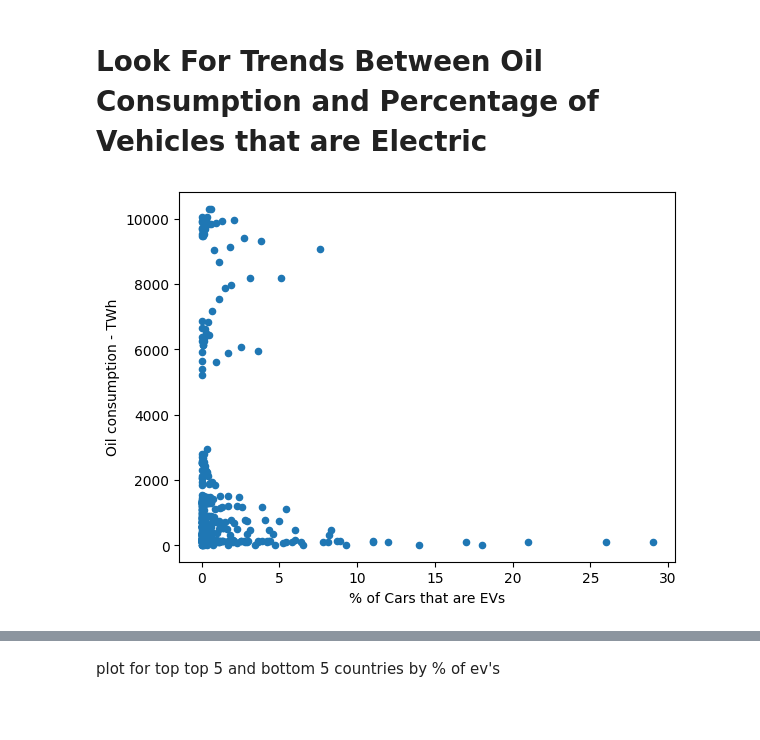
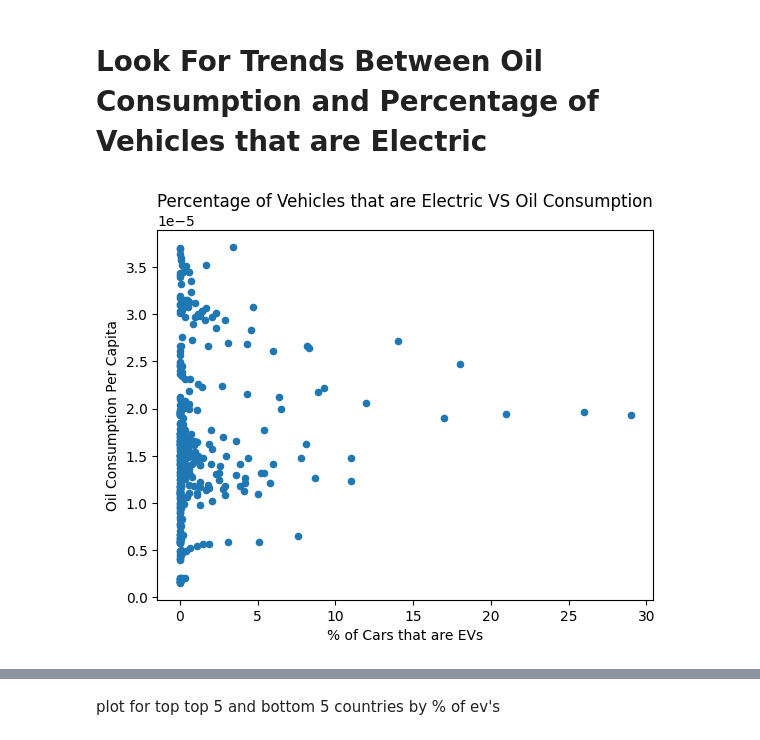
Before and after one commit to Marwenboughanmi/EVS-project-1, a Jupyter notebook: percent_EVs_vs_Oil_Cunsumption.ipynb, the cells around one changed output, grey strips where cells are left out. Drawn from its saved outputs; the diff is of its cells as text; code cells hidden in the pictures; blank space fills up the shorter version.

Commit message:
-Added population data frame -merged population with oil and ev data -created an oil consumption per capita column

```diff
--- a/percent_EVs_vs_Oil_Cunsumption.ipynb
+++ b/percent_EVs_vs_Oil_Cunsumption.ipynb
@@ -143,0 +185,4 @@ plt.show()
+# %%
+df_melted= pd.melt(pop_df, id_vars=['Country'], var_name='Year', value_name='Population')
+df_melted.set_index('Year', inplace=True)
+df_melted
@@ -173,7 +262,12 @@ display(oil_con_df.tail())
+# %%
+merged_df = pd.merge(ev_df, oil_con_df, on=['Country', 'Year'], how='inner')
+merged_df.index = pd.to_datetime(merged_df.index, format='%Y')
+df_melted.index = pd.to_datetime(df_melted.index, format='%Y')
 # %%
 # merge the dfs
-merged_df = pd.merge(ev_df, oil_con_df, on=['Country', 'Year'], how='outer')
-merged_df = merged_df.dropna()
+
+merged_df= pd.merge(merged_df,df_melted, on=['Country', 'Year'], how='inner')
+
 
 #display the merged df
 display(merged_df.head())
@@ -195,0 +290,3 @@ display(merged_df.tail())
+# %%
+merged_df['Oil Consumption Per Capita'] = merged_df['Oil consumption - TWh'] / merged_df['Population']
+merged_df
@@ -198,12 +326,12 @@ display(merged_df.tail())
 # %%
 fig, ax = plt.subplots()
 
-merged_df.plot(kind='scatter', ax=ax, x='% of Cars that are EVs', y='Oil consumption - TWh')
+merged_df.plot(kind='scatter', ax=ax, x='% of Cars that are EVs', y='Oil Consumption Per Capita', title = 'Percentage of Vehicles that are Electric VS Oil Consumption' )
 plt.show()
 
 plt.show()
 # %% [output]
-[figure, old version]
+[figure, new version]
 # %%
 merged_df[['% of Cars that are EVs','Oil consumption - TWh']].corr()
 # %% [output]
```
Also changed, not shown: parts of 24 cells of this notebook.
